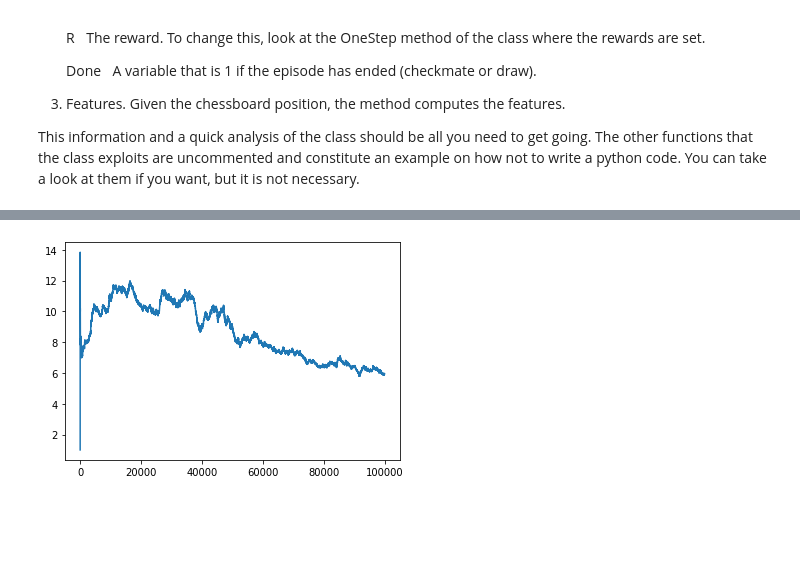
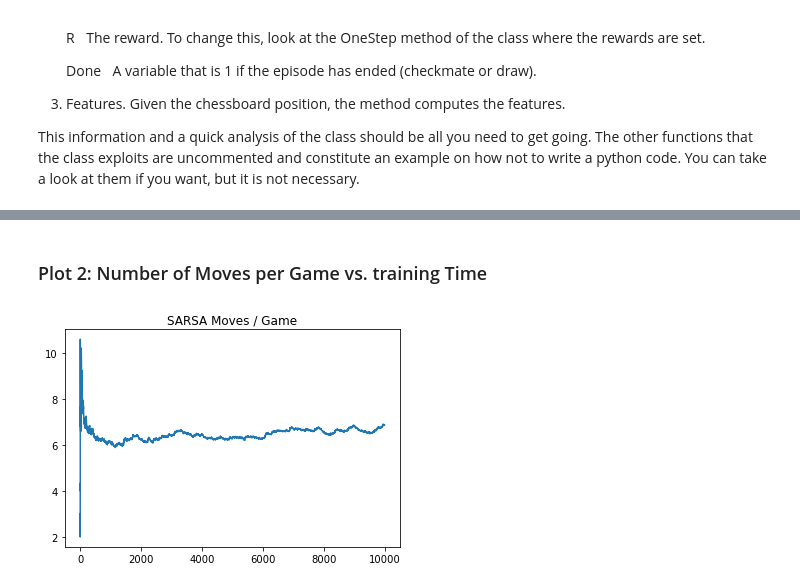
Before and after one commit to thommann/ItRL, a Jupyter notebook: AssignmentFiles/Assignment.ipynb, the cells around one changed output, grey strips where cells are left out. Cells and saved outputs as stored; diff of their text form; code cells hidden in the pictures; blank space fills up the shorter version.

```diff
--- a/AssignmentFiles/Assignment.ipynb
+++ b/AssignmentFiles/Assignment.ipynb
@@ -143,26 +137,20 @@ from Assignment.Network import Network
 # WE SUGGEST A NETWORK WITH ONE HIDDEN LAYER WITH SIZE 200.
 
 
-S,X,allowed_a=env.Initialise_game()
-N_a=np.shape(allowed_a)[0]   # TOTAL NUMBER OF POSSIBLE ACTIONS
+S, X, allowed_a = env.Initialise_game()
+N_a = np.shape(allowed_a)[0]  # TOTAL NUMBER OF POSSIBLE ACTIONS
 
-N_in=np.shape(X)[0]    ## INPUT SIZE
-N_h=200                ## NUMBER OF HIDDEN NODES
+N_in = np.shape(X)[0]  ## INPUT SIZE
+N_h = 200  ## NUMBER OF HIDDEN NODES
 
 # HYPERPARAMETERS SUGGESTED (FOR A GRID SIZE OF 4)
 
-epsilon_0 = 0.2     # STARTING VALUE OF EPSILON FOR THE EPSILON-GREEDY POLICY
-beta = 0.00005      # THE PARAMETER SETS HOW QUICKLY THE VALUE OF EPSILON IS DECAYING (SEE epsilon_f BELOW)
-gamma = 0.85        # THE DISCOUNT FACTOR
-eta = 0.0035        # THE LEARNING RATE
+epsilon_0 = 0.2  # STARTING VALUE OF EPSILON FOR THE EPSILON-GREEDY POLICY
+beta = 0.00005  # THE PARAMETER SETS HOW QUICKLY THE VALUE OF EPSILON IS DECAYING (SEE epsilon_f BELOW)
+gamma = 0.85  # THE DISCOUNT FACTOR
+eta = 0.0035  # THE LEARNING RATE
 
-N_episodes = 100000 # THE NUMBER OF GAMES TO BE PLAYED
-
-# SAVING VARIABLES
-R_save = np.zeros([N_episodes, 1])
-N_moves_save = np.zeros([N_episodes, 1])
-
+N_episodes = 10000#0  # THE NUMBER OF GAMES TO BE PLAYED
 
 ## INITALISE YOUR NEURAL NETWORK...
-
-network = Network(N_h, N_in, N_a, eta=eta)
+network_sarsa = Network(N_h, N_in, N_a, eta=eta)
@@ -251,0 +236,3 @@ Ep.: 99900, epsilon: 0.03336113427856547, moves: 5.4395
+# %%
+count, rewards = sarsa(network_sarsa)
+print('SARSA Agent, Average reward:', np.mean(rewards), 'Number of steps: ', np.mean(count))
@@ -252,12 +251,10 @@ Ep.: 99900, epsilon: 0.03336113427856547, moves: 5.4395
+# %% [markdown]
+### Plot 2: Number of Moves per Game vs. training Time
 # %%
-import pandas as pd
-from matplotlib import pyplot
-
-# Plotting
-
 ema_moves = pd.DataFrame(count).ewm(halflife=1000).mean()
-pyplot.figure()
-pyplot.plot(ema_moves)
-pyplot.show()
+plt.figure()
+plt.title("SARSA Moves / Game")
+plt.plot(ema_moves)
+plt.show()
 # %% [output]
-[figure, old version]
+[figure, new version]
```
Also changed, not shown: parts of 34 cells of this notebook, 1 other file.
